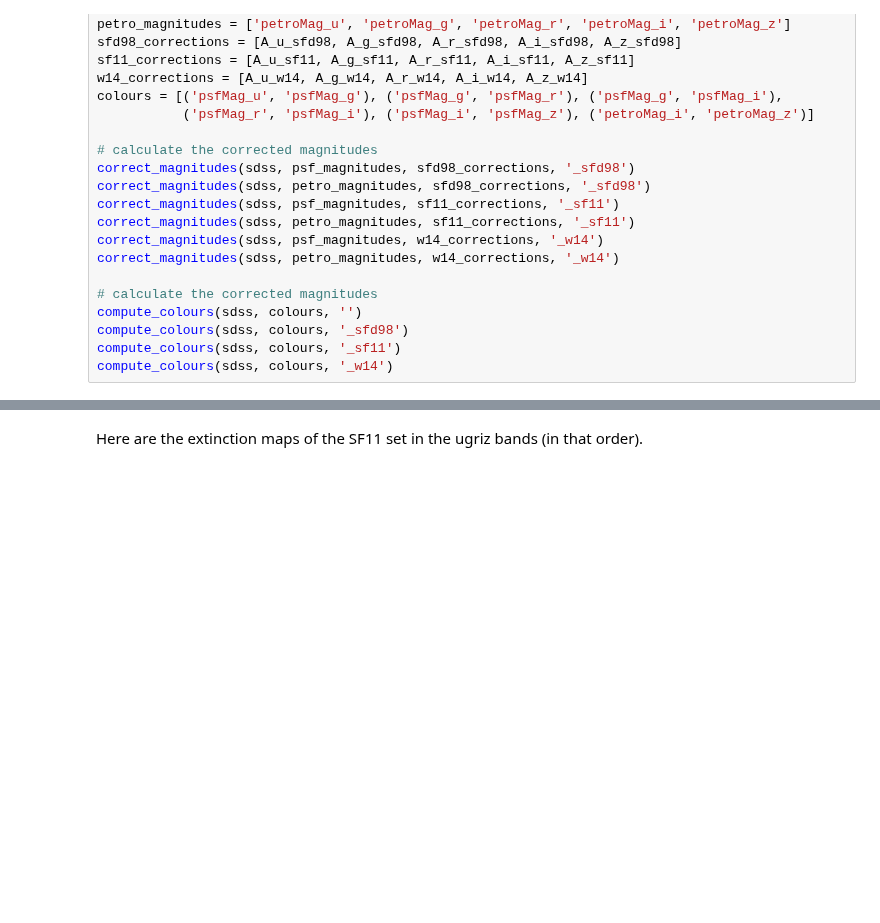
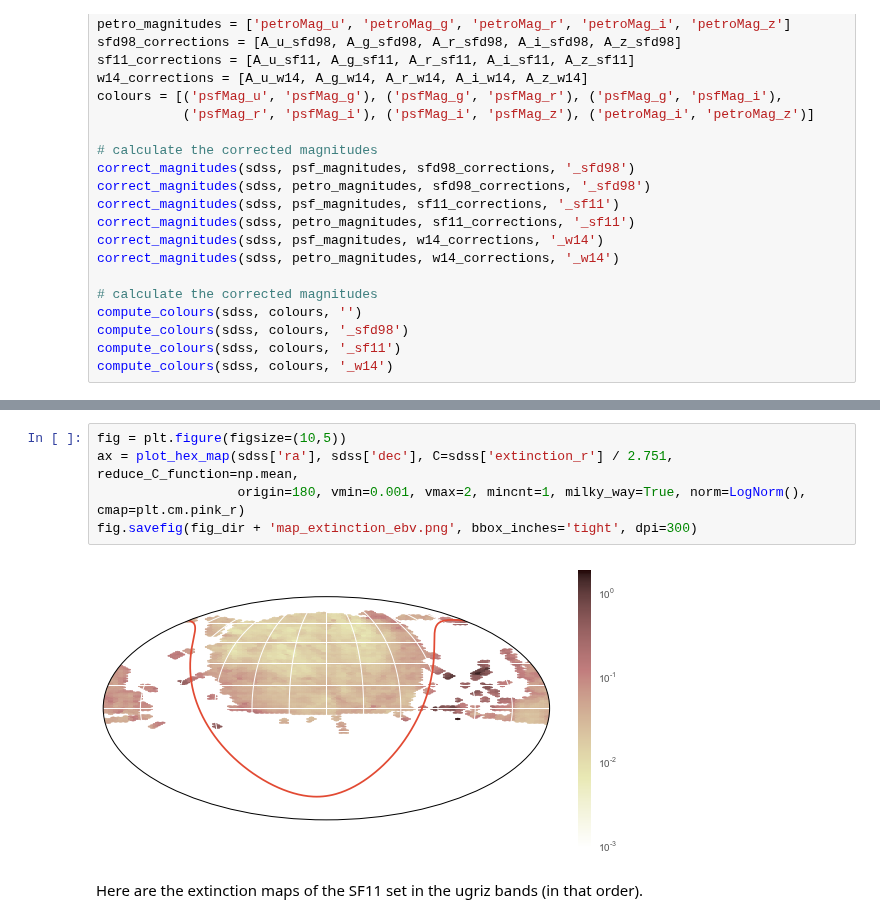
Before and after one commit to chengsoonong/mclass-sky, a Jupyter notebook: projects/alasdair/notebooks/03_colours_and_dust_extinction.ipynb, the cells around one changed output, grey strips where cells are left out. Cells and saved outputs as stored; diff of their text form; blank space fills up the shorter version.

```diff
--- a/projects/alasdair/notebooks/03_colours_and_dust_extinction.ipynb
+++ b/projects/alasdair/notebooks/03_colours_and_dust_extinction.ipynb
@@ -148,3 +161,10 @@ compute_colours(sdss, colours, '_w14')
+# %%
+fig = plt.figure(figsize=(10,5))
+ax = plot_hex_map(sdss['ra'], sdss['dec'], C=sdss['extinction_r'] / 2.751, reduce_C_function=np.mean,
+                  origin=180, vmin=0.001, vmax=2, mincnt=1, milky_way=True, norm=LogNorm(), cmap=plt.cm.pink_r)
+fig.savefig(fig_dir + 'map_extinction_ebv.png', bbox_inches='tight', dpi=300)
+# %% [output]
+[figure, added]
 # %% [markdown]
 Here are the extinction maps of the SF11 set in the ugriz bands (in that order).
 # %%
```
Also changed, not shown: parts of 2 cells of this notebook, 10 other files.
